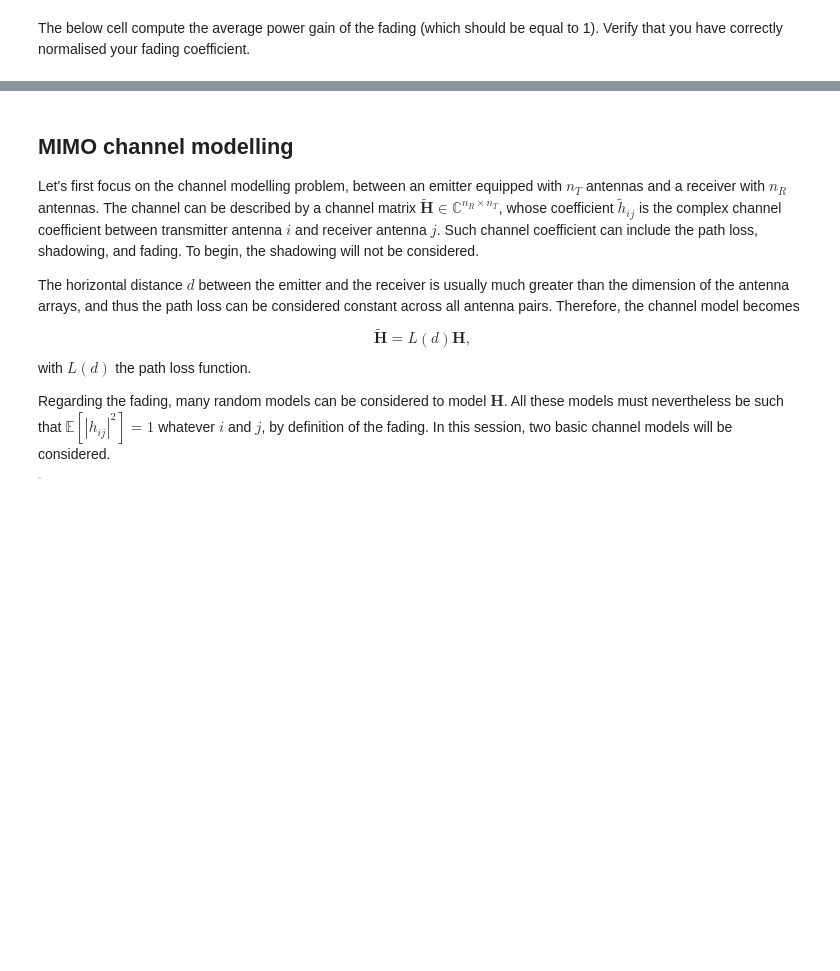
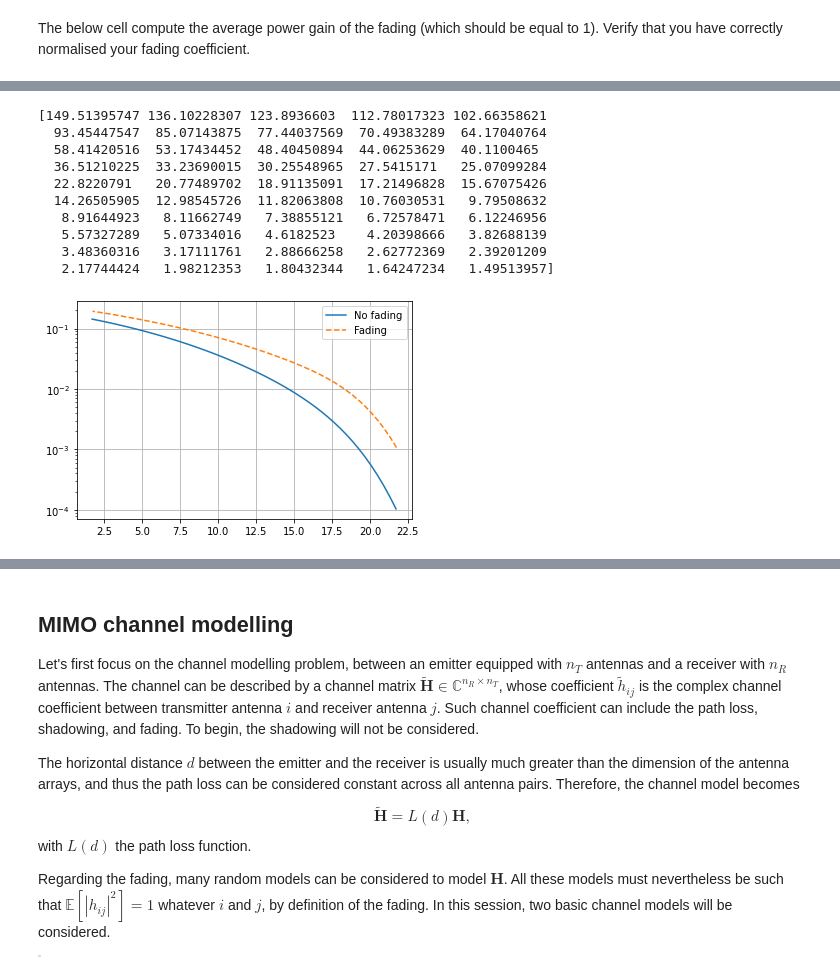
Before and after one commit to jeertmans/LELEC2796, a Jupyter notebook: project/Session-3.ipynb, the cells around one changed output, grey strips where cells are left out. Cells and saved outputs as stored; diff of their text form; code cells hidden in the pictures; blank space fills up the shorter version.

```diff
--- a/project/Session-3.ipynb
+++ b/project/Session-3.ipynb
@@ -186,0 +188,49 @@ plt.grid()
+# %%
+N_SNR = 50
+sigma_n_vec = np.logspace(-2,0,N_SNR)
+p_e_vec_no_fading = np.zeros(N_SNR)
+SNR_mean_vec_no_fading = np.zeros(N_SNR)
+p_e_vec_fading = np.zeros(N_SNR)
+SNR_mean_vec_fading = np.zeros(N_SNR)
+
+PR_no_fading_NS_edges = bin_edges_ppp_no_fading
+PR_no_fading_NS = (PR_no_fading_NS_edges[1:]+PR_no_fading_NS_edges[:-1])/2
+PR_fading_NS_edges = bin_edges_ppp_fading
+PR_fading_NS = (PR_fading_NS_edges[1:]+PR_fading_NS_edges[:-1])/2
+
+for n in range(N_SNR):
+    sigma_sq_n  = sigma_n_vec[n]
+
+    SNR_no_fading_NS = PR_no_fading_NS/sigma_sq_n
+    pdf_SNR_no_fading = hist_ppp_no_fading * sigma_sq_n
+    SNR_mean_vec_no_fading[n] = np.trapz(pdf_SNR_no_fading*SNR_no_fading_NS, SNR_no_fading_NS)
+    #p_e_vec_no_fading[n] = np.trapz(pdf_SNR_no_fading * 0.5*erfc(np.sqrt(SNR_no_fading_NS)), SNR_no_fading_NS)
+
+    SNR_fading_NS = PR_fading_NS/sigma_sq_n
+    pdf_SNR_fading = hist_ppp_fading * sigma_sq_n
+    SNR_mean_vec_fading[n] = np.trapz(pdf_SNR_fading*SNR_fading_NS, SNR_fading_NS)
+    #p_e_vec_fading[n] = np.trapz(pdf_SNR_fading * 0.5*erfc(np.sqrt(SNR_fading_NS)), SNR_fading_NS)
+    p_e_vec_no_fading[n] = np.trapz(pdf_SNR_fading * 0.5*erfc(np.sqrt(SNR_fading_NS)), SNR_fading_NS)
+    dx = np.mean(np.diff(SNR_fading_NS))
+    CDF_SNR_fading = np.cumsum(pdf_SNR_fading)*dx
+    p_e_vec_fading[n] = np.trapz(CDF_SNR_fading * 0.5*np.exp(-SNR_fading_NS)/np.sqrt(np.pi *SNR_fading_NS) , SNR_fading_NS)
+
+plt.figure()
+plt.semilogy(10*np.log10(SNR_mean_vec_no_fading),p_e_vec_no_fading, "-", label=f"No fading")
+plt.semilogy(10*np.log10(SNR_mean_vec_fading),p_e_vec_fading,  "--", label=f"Fading")
+plt.grid()
+plt.legend()
+
+print(SNR_mean_vec_fading)
+# %% [output]
+[149.51395747 136.10228307 123.8936603  112.78017323 102.66358621
+  93.45447547  85.07143875  77.44037569  70.49383289  64.17040764
+  58.41420516  53.17434452  48.40450894  44.06253629  40.1100465
+  36.51210225  33.23690015  30.25548965  27.5415171   25.07099284
+  22.8220791   20.77489702  18.91135091  17.21496828  15.67075426
+  14.26505905  12.98545726  11.82063808  10.76030531   9.79508632
+   8.91644923   8.11662749   7.38855121   6.72578471   6.12246956
+   5.57327289   5.07334016   4.6182523    4.20398666   3.82688139
+   3.48360316   3.17111761   2.88666258   2.62772369   2.39201209
+   2.17744424   1.98212353   1.80432344   1.64247234   1.49513957]
+[figure, added]
```
Also changed, not shown: parts of 13 cells of this notebook.
